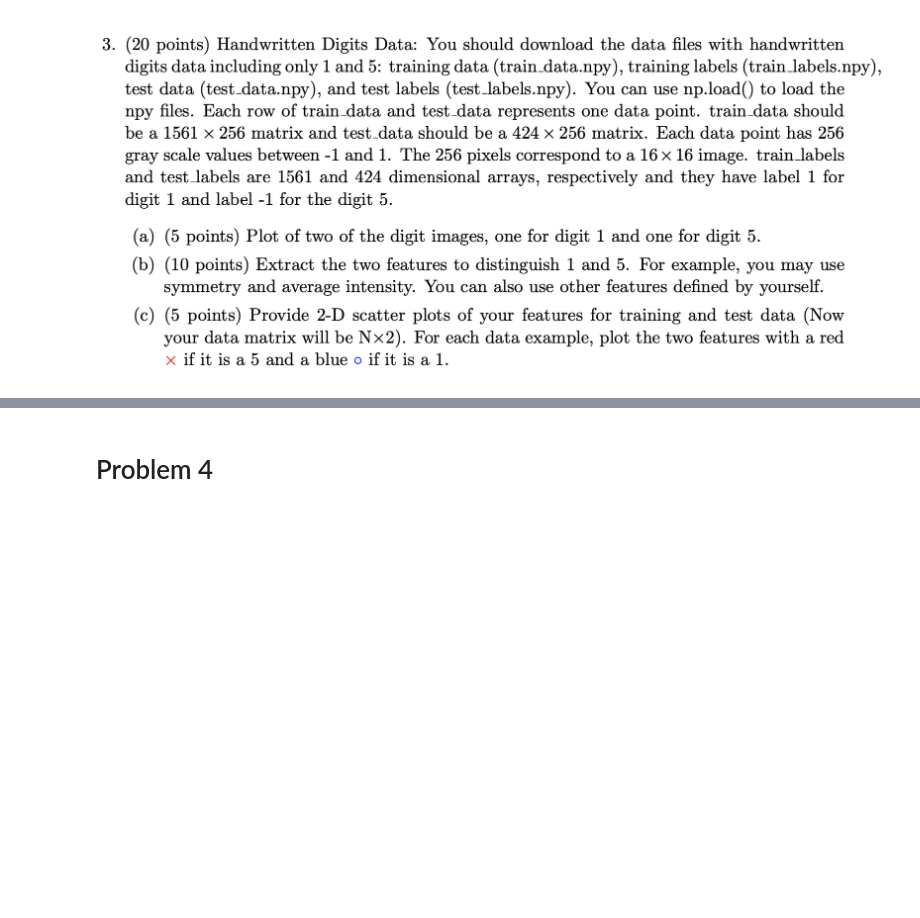
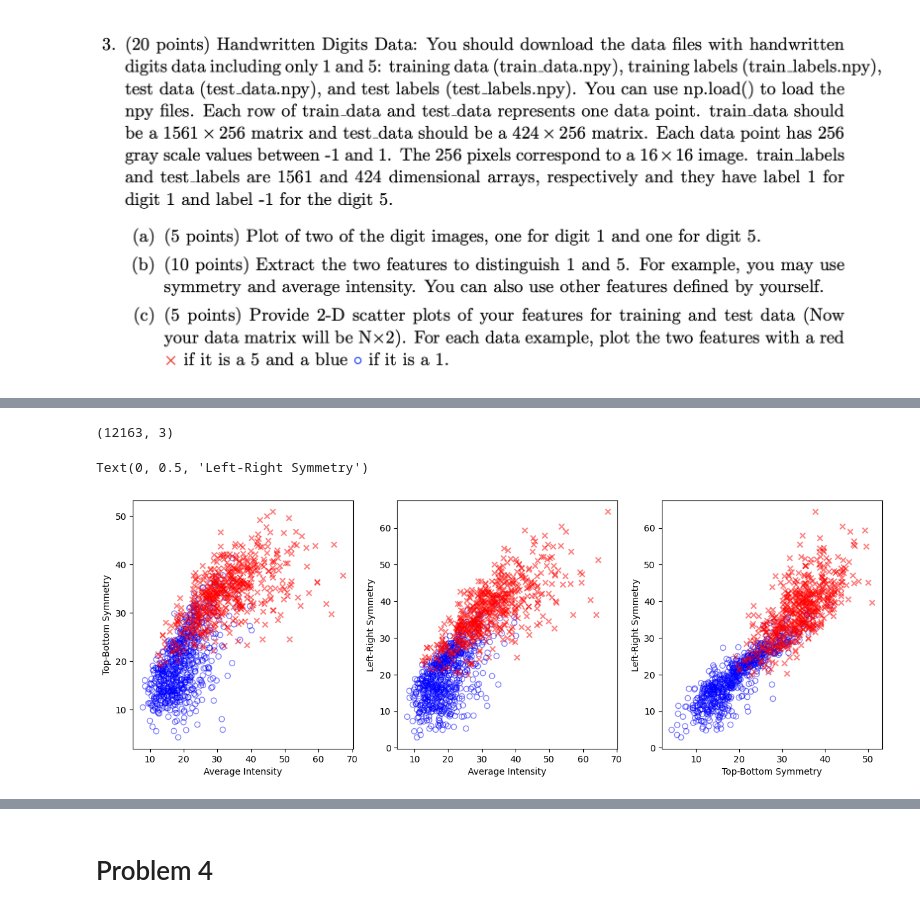
Before and after one commit to evanhanders/MLAI_courses_2024, a Jupyter notebook: cmpsci_165B_machine_learning/hw3.ipynb, the cells around one changed output, grey strips where cells are left out. Drawn from its saved outputs; the diff is of its cells as text; code cells hidden in the pictures; blank space fills up the shorter version.

```diff
--- a/cmpsci_165B_machine_learning/hw3.ipynb
+++ b/cmpsci_165B_machine_learning/hw3.ipynb
@@ -27,0 +73,52 @@ From this expression, we can just take the log-likelihood which is $-\ln(h) = \l
+# %%
+#extract features: symmetry, intensity
+
+
+def extract_features(dataset):
+    images = np.array(dataset['image'])
+    labels = np.array(dataset['label'])
+    n_pix = images.shape[1]
+    flat_images = images.reshape(images.shape[0], -1)
+
+    img_avg = np.mean(flat_images, axis=1)
+
+    #symmetry (top-down, left-right)
+    left = images[:, :n_pix//2]
+    right = images[:, n_pix//2:]
+    top = images[:, :, :n_pix//2]
+    bottom = images[:, :, n_pix//2:]
+
+    lr_sym = np.mean(np.abs(left - right[:,::-1]), axis=(1, 2))
+    tb_sym = np.mean(np.abs(top - bottom[:,:,::-1]), axis=(1, 2))
+
+    return labels, np.stack([img_avg, lr_sym, tb_sym], axis=1)
+
+test_labels, test_features = extract_features(test)
+train_labels, train_features = extract_features(train)
+print(train_features.shape)
+# %% [output]
+(12163, 3)
+# %%
+# 3 scatterplots: intensity vs tb symmetry, intensity vs lr symmetry, tb symmetry vs lr symmetry
+fig, axs = plt.subplots(1, 3, figsize=(15, 5))
+
+img_avg = train_features[:, 0]
+lr_sym = train_features[:, 1]
+tb_sym = train_features[:, 2]
+axs[0].scatter(img_avg[one_indices][::10], tb_sym[one_indices][::10], edgecolor='b', marker='o', facecolors='none', alpha=0.5)
+axs[0].scatter(img_avg[five_indices][::10], tb_sym[five_indices][::10], c='r', marker='x', alpha=0.5)
+axs[0].set_xlabel('Average Intensity')
+axs[0].set_ylabel('Top-Bottom Symmetry')
+
+axs[1].scatter(img_avg[one_indices][::10], lr_sym[one_indices][::10], edgecolor='b', marker='o', facecolors='none', alpha=0.5)
+axs[1].scatter(img_avg[five_indices][::10], lr_sym[five_indices][::10], c='r', marker='x', alpha=0.5)
+axs[1].set_xlabel('Average Intensity')
+axs[1].set_ylabel('Left-Right Symmetry')
+
+axs[2].scatter(tb_sym[one_indices][::10], lr_sym[one_indices][::10], edgecolor='b', marker='o', facecolors='none', alpha=0.5)
+axs[2].scatter(tb_sym[five_indices][::10], lr_sym[five_indices][::10], c='r', marker='x', alpha=0.5)
+axs[2].set_xlabel('Top-Bottom Symmetry')
+axs[2].set_ylabel('Left-Right Symmetry')
+# %% [output]
+Text(0, 0.5, 'Left-Right Symmetry')
+[figure, added]
```
Also changed, not shown: parts of 5 cells of this notebook.
